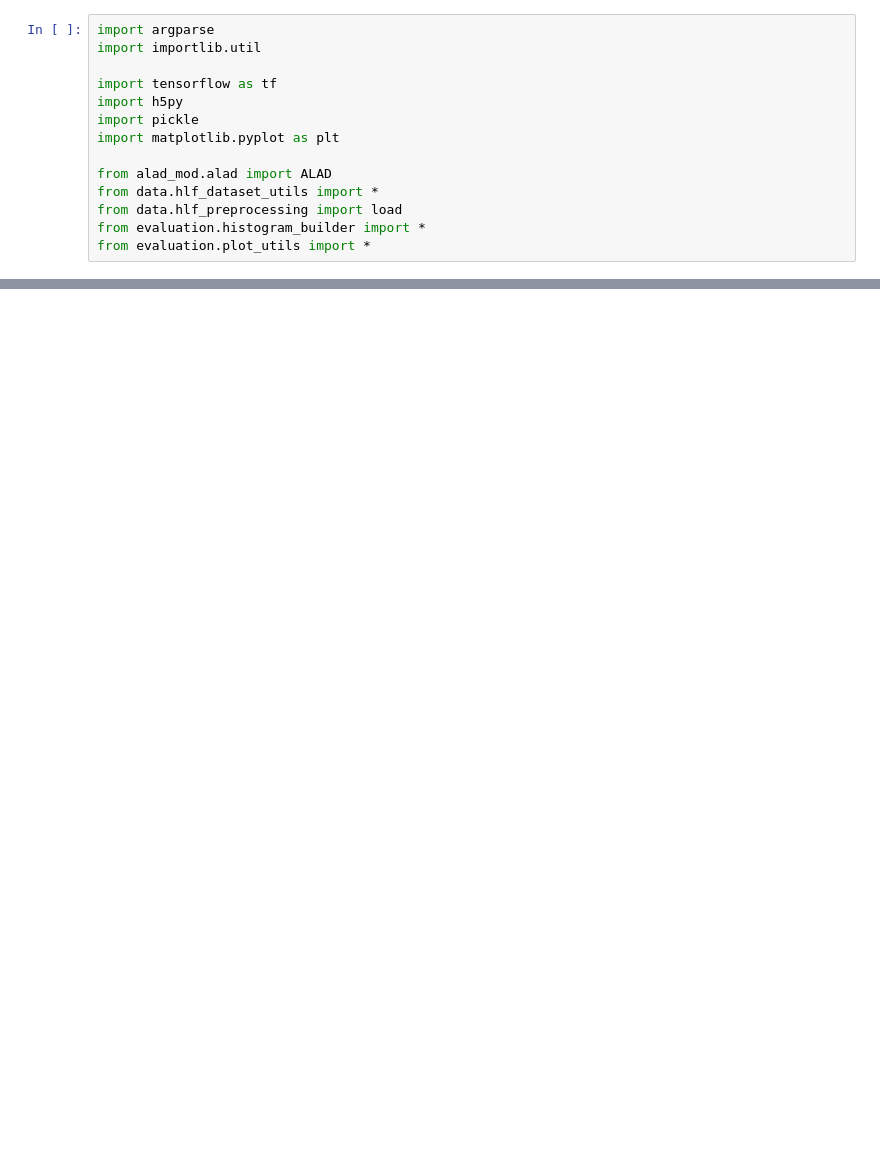
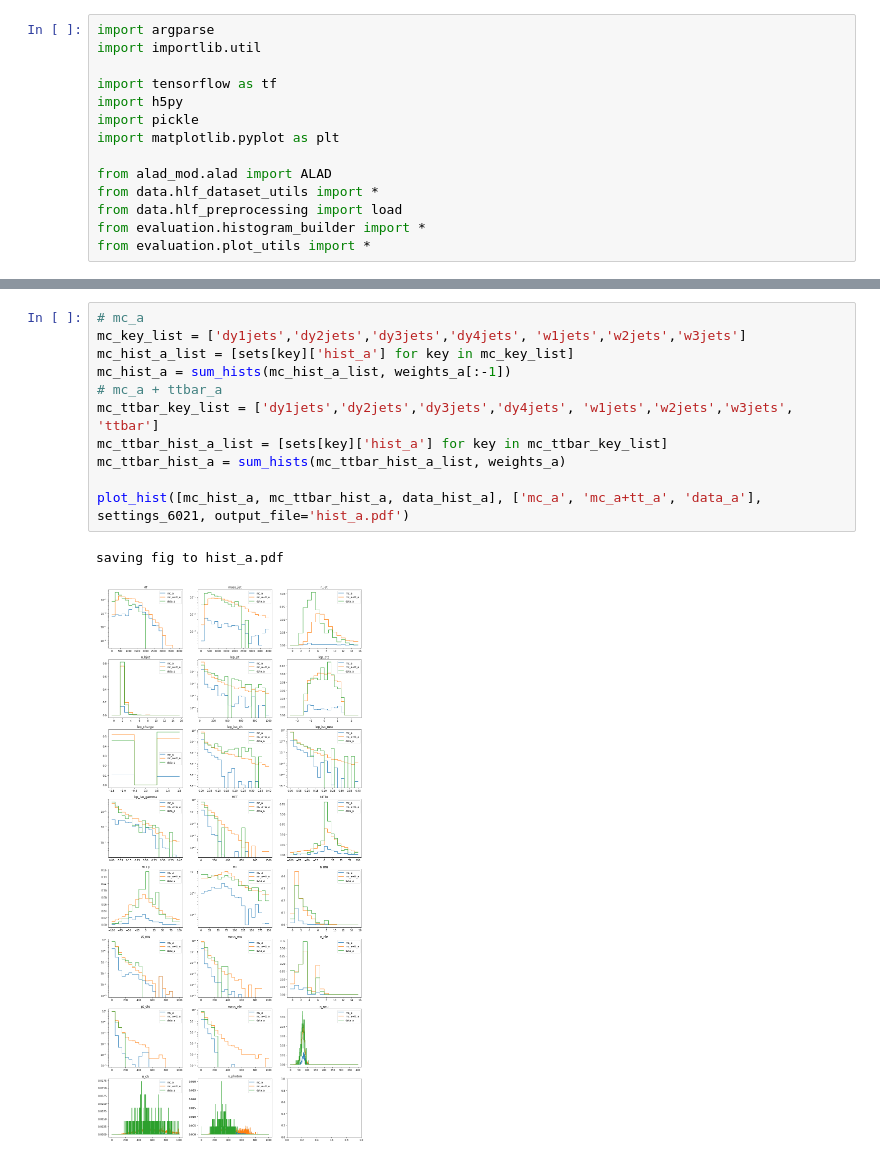
Before and after one commit to oliverkn/alad-for-lhc, a Jupyter notebook: evaluation/anomaly_hist.ipynb, the cells around one changed output, grey strips where cells are left out. Cells and saved outputs as stored; diff of their text form; blank space fills up the shorter version.

```diff
--- a/evaluation/anomaly_hist.ipynb
+++ b/evaluation/anomaly_hist.ipynb
@@ -234,0 +208,14 @@ print(weights_a)
+# %%
+# mc_a
+mc_key_list = ['dy1jets','dy2jets','dy3jets','dy4jets', 'w1jets','w2jets','w3jets']
+mc_hist_a_list = [sets[key]['hist_a'] for key in mc_key_list]
+mc_hist_a = sum_hists(mc_hist_a_list, weights_a[:-1])
+# mc_a + ttbar_a
+mc_ttbar_key_list = ['dy1jets','dy2jets','dy3jets','dy4jets', 'w1jets','w2jets','w3jets', 'ttbar']
+mc_ttbar_hist_a_list = [sets[key]['hist_a'] for key in mc_ttbar_key_list]
+mc_ttbar_hist_a = sum_hists(mc_ttbar_hist_a_list, weights_a)
+
+plot_hist([mc_hist_a, mc_ttbar_hist_a, data_hist_a], ['mc_a', 'mc_a+tt_a', 'data_a'], settings_6021, output_file='hist_a.pdf')
+# %% [output]
+saving fig to hist_a.pdf
+[figure, added]
```
Also changed, not shown: parts of 18 cells of this notebook, 7 other files.
